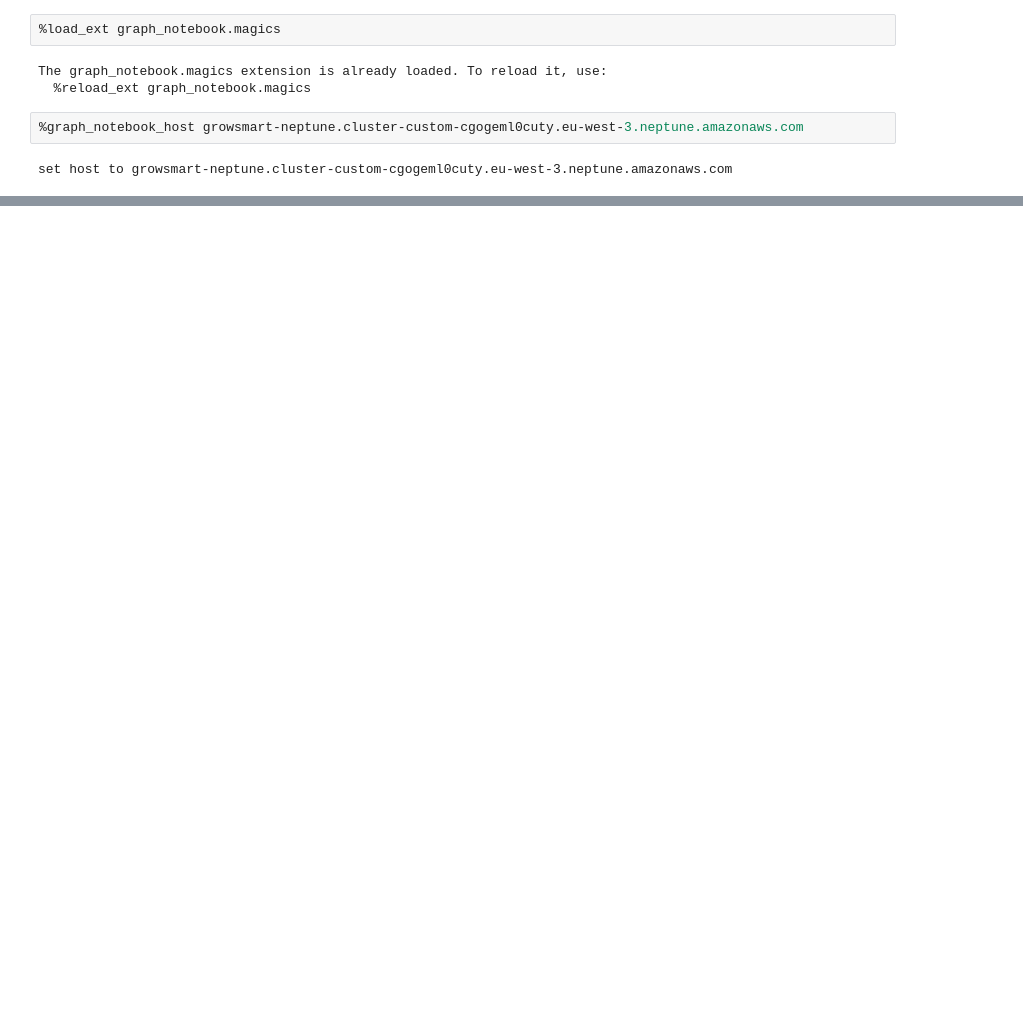
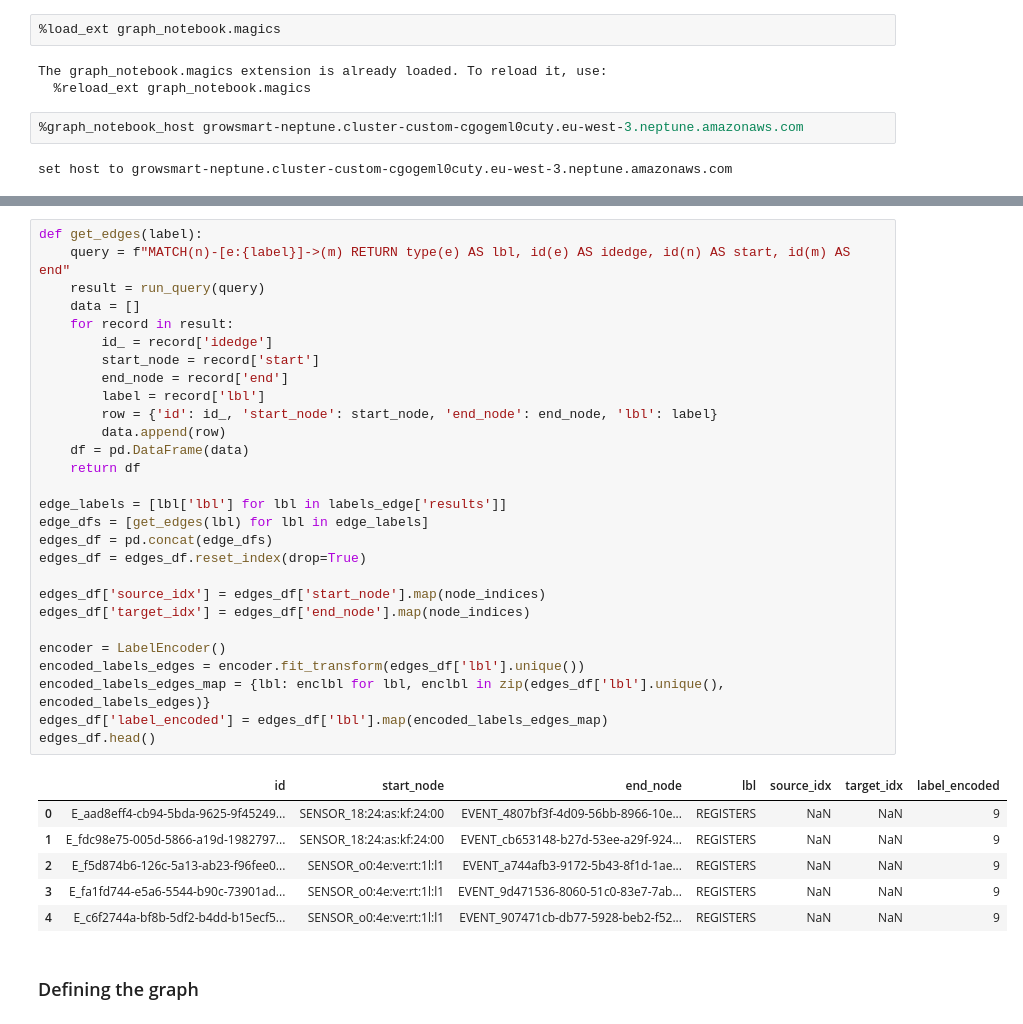
Before and after one commit to Action52/GrowSmart, a Jupyter notebook: notebooks/Graph Machine Learning Model Proof of Concept.ipynb, the cells around one changed output, grey strips where cells are left out. Saved outputs shown, nothing was run; the diff lists cells and outputs as text; blank space fills up the shorter version.

```diff
--- a/notebooks/Graph Machine Learning Model Proof of Concept.ipynb
+++ b/notebooks/Graph Machine Learning Model Proof of Concept.ipynb
@@ -43,0 +136,37 @@ edges_tuples[:5]
+# %%
+def get_edges(label):
+    query = f"MATCH(n)-[e:{label}]->(m) RETURN type(e) AS lbl, id(e) AS idedge, id(n) AS start, id(m) AS end"
+    result = run_query(query)
+    data = []
+    for record in result:
+        id_ = record['idedge']
+        start_node = record['start']
+        end_node = record['end']
+        label = record['lbl']
+        row = {'id': id_, 'start_node': start_node, 'end_node': end_node, 'lbl': label}
+        data.append(row)
+    df = pd.DataFrame(data)
+    return df
+
+edge_labels = [lbl['lbl'] for lbl in labels_edge['results']]
+edge_dfs = [get_edges(lbl) for lbl in edge_labels]
+edges_df = pd.concat(edge_dfs)
+edges_df = edges_df.reset_index(drop=True)
+
+edges_df['source_idx'] = edges_df['start_node'].map(node_indices)
+edges_df['target_idx'] = edges_df['end_node'].map(node_indices)
+
+encoder = LabelEncoder()
+encoded_labels_edges = encoder.fit_transform(edges_df['lbl'].unique())
+encoded_labels_edges_map = {lbl: enclbl for lbl, enclbl in zip(edges_df['lbl'].unique(), encoded_labels_edges)}
+edges_df['label_encoded'] = edges_df['lbl'].map(encoded_labels_edges_map)
+edges_df.head()
+# %% [output]
+|  | id | start_node | end_node | lbl | source_idx | target_idx | label_encoded |
+| 0 | E_aad8eff4-cb94-5bda-9625-9f45249... | SENSOR_18:24:as:kf:24:00 | EVENT_4807bf3f-4d09-56bb-8966-10e... | REGISTERS | NaN | NaN | 9 |
+| 1 | E_fdc98e75-005d-5866-a19d-1982797... | SENSOR_18:24:as:kf:24:00 | EVENT_cb653148-b27d-53ee-a29f-924... | REGISTERS | NaN | NaN | 9 |
+| 2 | E_f5d874b6-126c-5a13-ab23-f96fee0... | SENSOR_o0:4e:ve:rt:1l:l1 | EVENT_a744afb3-9172-5b43-8f1d-1ae... | REGISTERS | NaN | NaN | 9 |
+| 3 | E_fa1fd744-e5a6-5544-b90c-73901ad... | SENSOR_o0:4e:ve:rt:1l:l1 | EVENT_9d471536-8060-51c0-83e7-7ab... | REGISTERS | NaN | NaN | 9 |
+| 4 | E_c6f2744a-bf8b-5df2-b4dd-b15ecf5... | SENSOR_o0:4e:ve:rt:1l:l1 | EVENT_907471cb-db77-5928-beb2-f52... | REGISTERS | NaN | NaN | 9 |
+# %% [markdown]
+### Defining the graph
```
Also changed, not shown: parts of 25 cells of this notebook, 3 other files.
